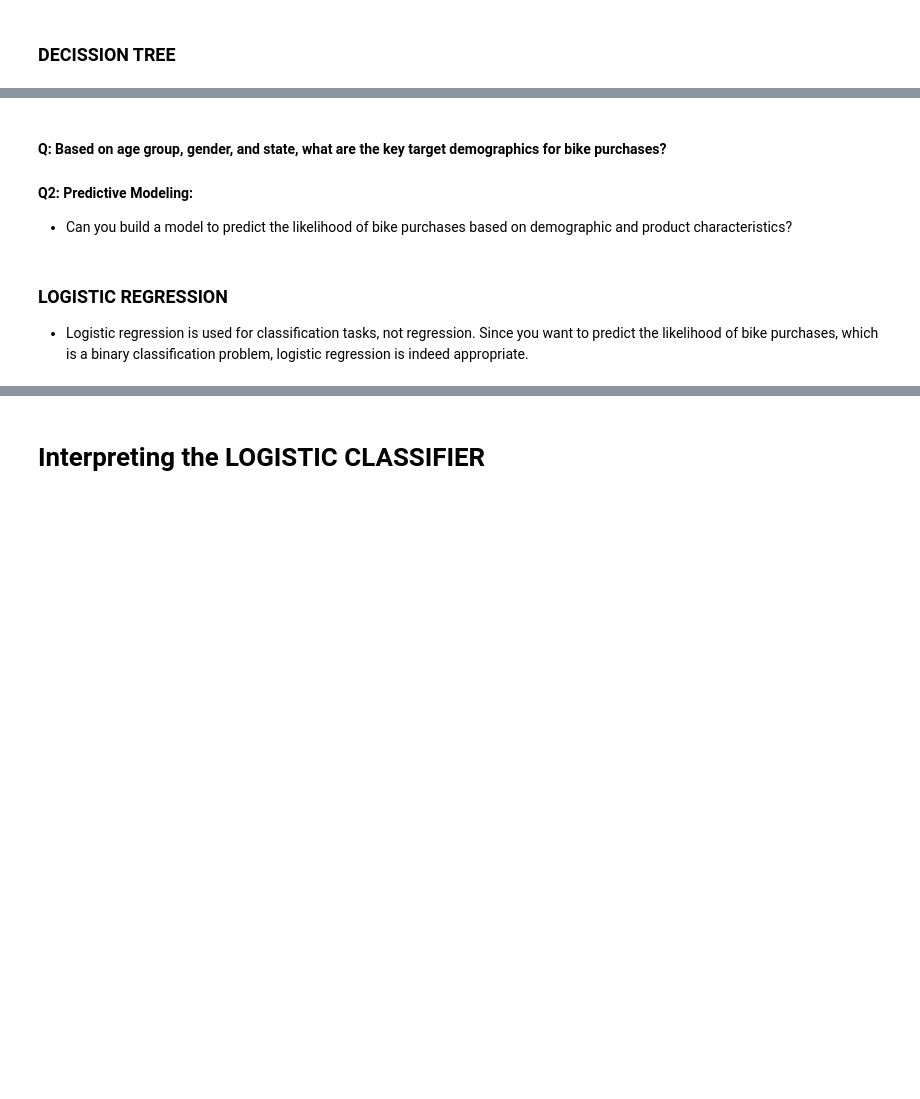
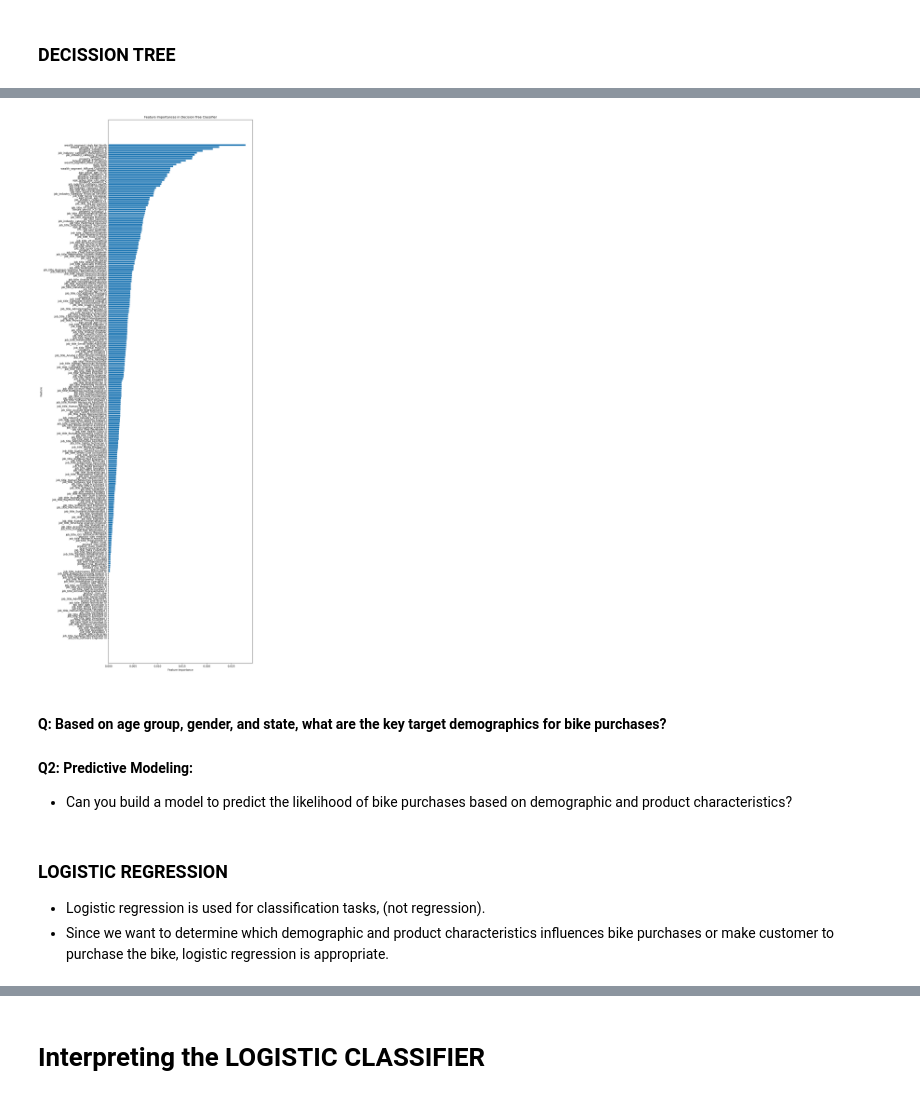
Before and after one commit to Daviedavie100/kpmg, a Jupyter notebook: kpmgproject.ipynb, the cells around one changed output, grey strips where cells are left out. Drawn from its saved outputs; the diff is of its cells as text; code cells hidden in the pictures; blank space fills up the shorter version.

```diff
--- a/kpmgproject.ipynb
+++ b/kpmgproject.ipynb
@@ -345,3 +434,27 @@ print(f'R^2 Score (tuned): {r2_score(y_test, y_pred)}')'''
+# %%
+# Visualize feature importances
+# Get feature importances from the trained model
+feature_importances = model.named_steps['classifier'].feature_importances_
+
+# Get feature names (numerical + already one-hot encoded features)
+feature_names = numerical_features + [col for col in X.columns if col not in numerical_features]
+
+# Create a DataFrame for visualization
+importance_df = pd.DataFrame({'Feature': feature_names, 'Importance': feature_importances})
+
+# Sort the DataFrame by importance
+importance_df = importance_df.sort_values(by='Importance', ascending=False)
+
+# Plot the feature importances
+plt.figure(figsize=(10, 38))
+plt.barh(importance_df['Feature'], importance_df['Importance'])
+plt.xlabel('Feature Importance')
+plt.ylabel('Feature')
+plt.title('Feature Importances in Decision Tree Classifier')
+plt.gca().invert_yaxis()
+plt.show()
+# %% [output]
+[figure, added]
 # %% [markdown]
 #### Q: Based on age group, gender, and state, what are the key target demographics for bike purchases?
 
@@ -349,7 +462,8 @@ print(f'R^2 Score (tuned): {r2_score(y_test, y_pred)}')'''
 - Can you build a model to predict the likelihood of bike purchases based on demographic and product characteristics?
 # %% [markdown]
 ### LOGISTIC REGRESSION
-- Logistic regression is used for classification tasks, not regression. Since you want to predict the likelihood of bike purchases, which is a binary classification problem, logistic regression is indeed appropriate.
+- Logistic regression is used for classification tasks, (not regression).
+- Since we want to determine which demographic and product characteristics influences bike purchases or make customer to purchase the bike, logistic regression is appropriate.
 # %%
 # Preprocessing pipeline for numerical data
 numerical_transformer = StandardScaler()
```
Also changed, not shown: parts of 19 cells of this notebook.
